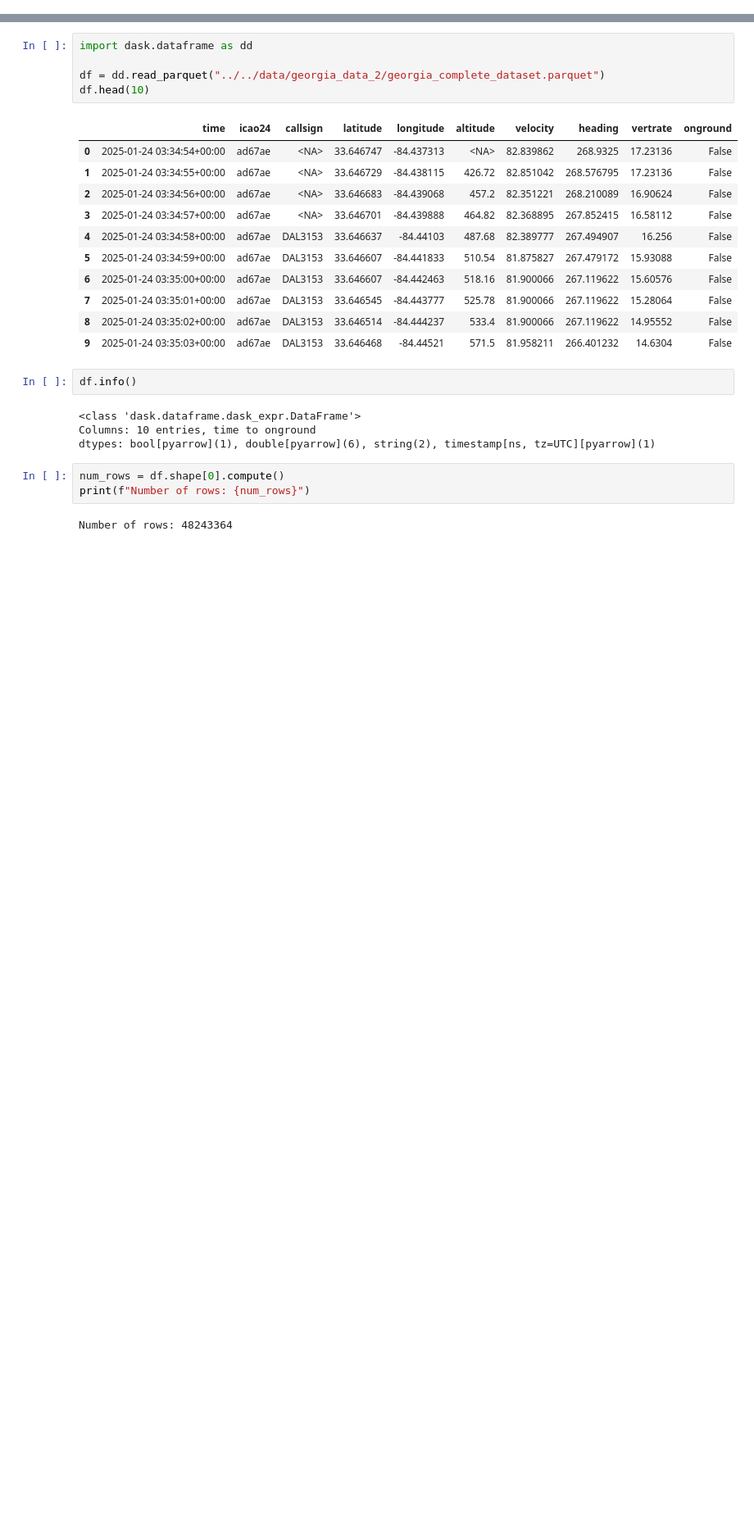
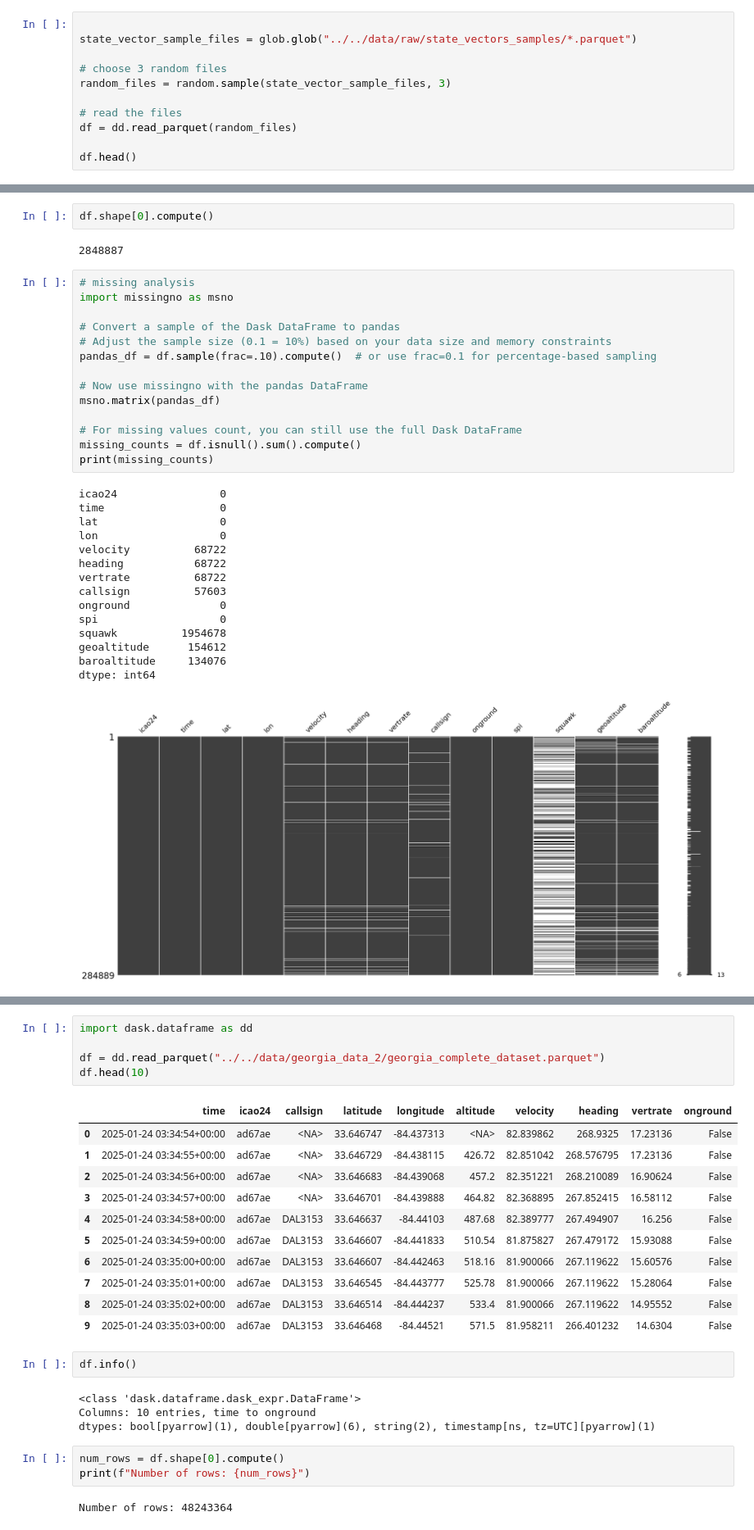
Before and after one commit to mabbts/Aviation-Milestone2-Project, a Jupyter notebook: notebooks/julien-hovan/state_eda.ipynb, the cells around one changed output, grey strips where cells are left out. Shown: that part at 82% size. Saved outputs shown, nothing was run; the diff lists cells and outputs as text; blank space fills up the shorter version.

```diff
--- a/notebooks/julien-hovan/state_eda.ipynb
+++ b/notebooks/julien-hovan/state_eda.ipynb
@@ -0,0 +5,11 @@
+# %%
+
+state_vector_sample_files = glob.glob("../../data/raw/state_vectors_samples/*.parquet")
+
+# choose 3 random files
+random_files = random.sample(state_vector_sample_files, 3)
+
+# read the files
+df = dd.read_parquet(random_files)
+
+df.head()
@@ -0,0 +23,34 @@
+# %%
+df.shape[0].compute()
+# %% [output]
+2848887
+# %%
+# missing analysis
+import missingno as msno
+
+# Convert a sample of the Dask DataFrame to pandas
+# Adjust the sample size (0.1 = 10%) based on your data size and memory constraints
+pandas_df = df.sample(frac=.10).compute()  # or use frac=0.1 for percentage-based sampling
+
+# Now use missingno with the pandas DataFrame
+msno.matrix(pandas_df)
+
+# For missing values count, you can still use the full Dask DataFrame
+missing_counts = df.isnull().sum().compute()
+print(missing_counts)
+# %% [output]
+icao24                0
+time                  0
+lat                   0
+lon                   0
+velocity          68722
+heading           68722
+vertrate          68722
+callsign          57603
+onground              0
+spi                   0
+squawk          1954678
+geoaltitude      154612
+baroaltitude     134076
+dtype: int64
+[figure, added]
```
Also changed, not shown: parts of 6 cells of this notebook, 2 other files.
